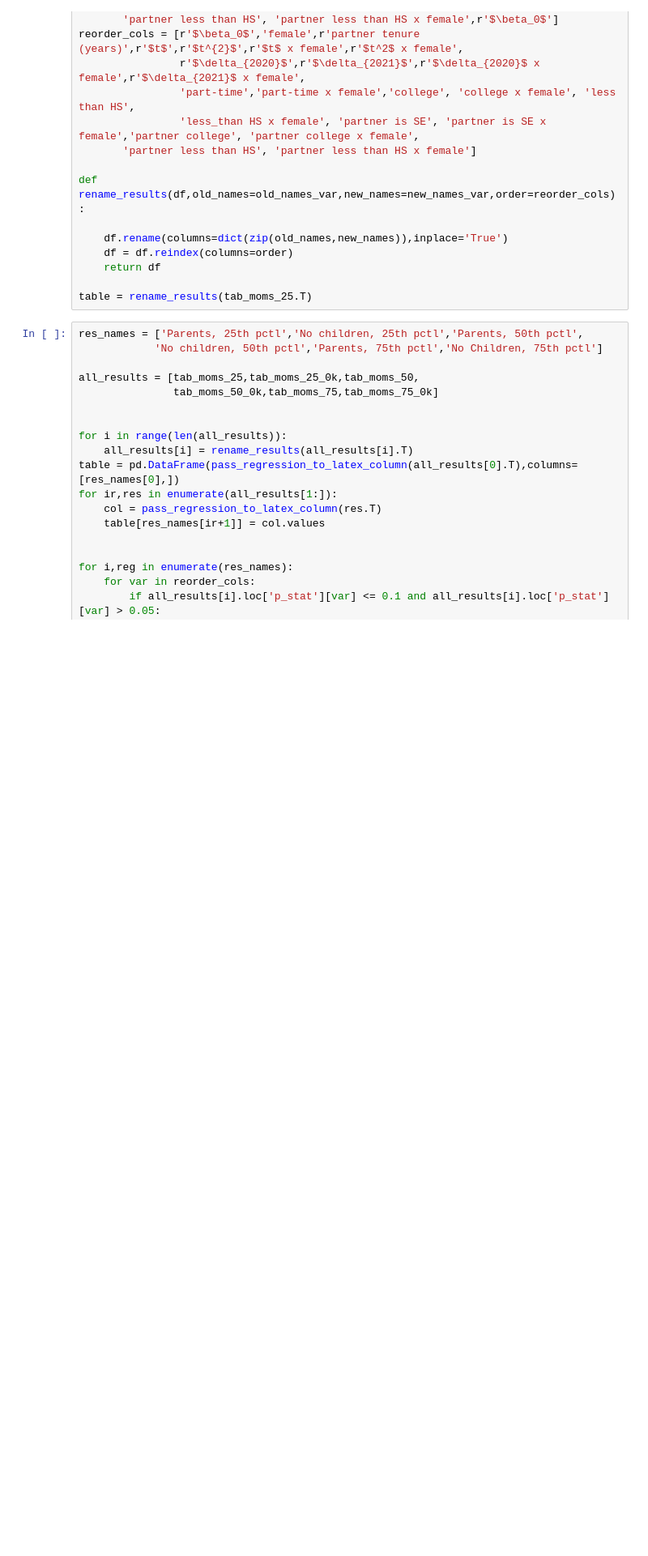
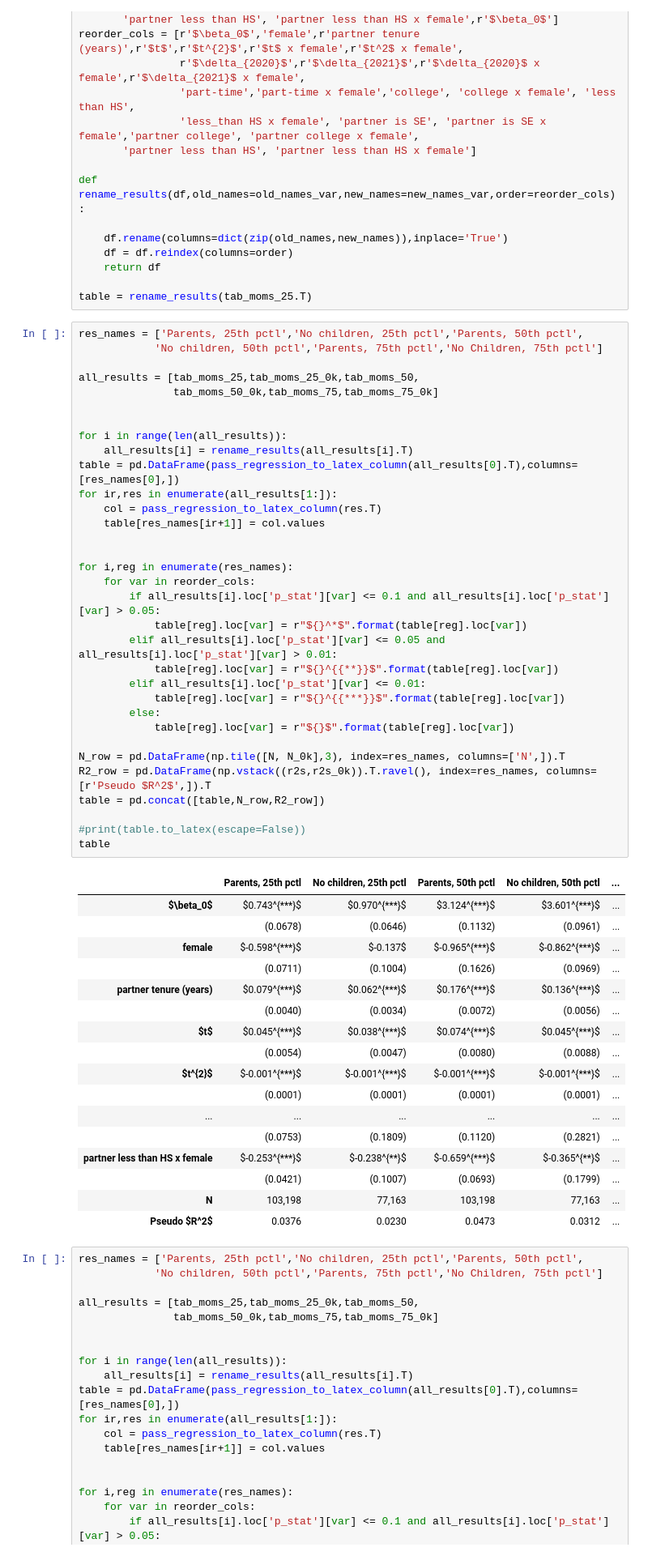
Before and after one commit to crisla/TenMoCoS, a Jupyter notebook: TablesQuantReg.ipynb, the cells around one changed output. Shown: that part at 81% size. Cells and saved outputs as stored; diff of their text form; blank space fills up the shorter version.

```diff
--- a/TablesQuantReg.ipynb
+++ b/TablesQuantReg.ipynb
@@ -353,6 +405,57 @@ def rename_results(df,old_names=old_names_var,new_names=new_names_var,order=reor
     return df
 
 table = rename_results(tab_moms_25.T)
+# %%
+res_names = ['Parents, 25th pctl','No children, 25th pctl','Parents, 50th pctl',
+            'No children, 50th pctl','Parents, 75th pctl','No Children, 75th pctl']
+
+all_results = [tab_moms_25,tab_moms_25_0k,tab_moms_50,
+               tab_moms_50_0k,tab_moms_75,tab_moms_75_0k]
+
+
+for i in range(len(all_results)):
+    all_results[i] = rename_results(all_results[i].T)
+table = pd.DataFrame(pass_regression_to_latex_column(all_results[0].T),columns=[res_names[0],])
+for ir,res in enumerate(all_results[1:]):
+    col = pass_regression_to_latex_column(res.T)
+    table[res_names[ir+1]] = col.values
+
+
+for i,reg in enumerate(res_names):
+    for var in reorder_cols:
+        if all_results[i].loc['p_stat'][var] <= 0.1 and all_results[i].loc['p_stat'][var] > 0.05:
+            table[reg].loc[var] = r"${}^*$".format(table[reg].loc[var])
+        elif all_results[i].loc['p_stat'][var] <= 0.05 and all_results[i].loc['p_stat'][var] > 0.01:
+            table[reg].loc[var] = r"${}^{{**}}$".format(table[reg].loc[var])
+        elif all_results[i].loc['p_stat'][var] <= 0.01:
+            table[reg].loc[var] = r"${}^{{***}}$".format(table[reg].loc[var])
+        else:
+            table[reg].loc[var] = r"${}$".format(table[reg].loc[var])
+
+N_row = pd.DataFrame(np.tile([N, N_0k],3), index=res_names, columns=['N',]).T
+R2_row = pd.DataFrame(np.vstack((r2s,r2s_0k)).T.ravel(), index=res_names, columns=[r'Pseudo $R^2$',]).T
+table = pd.concat([table,N_row,R2_row])
+
+#print(table.to_latex(escape=False))
+table
+# %% [output]
+|  | Parents, 25th pctl | No children, 25th pctl | Parents, 50th pctl | No children, 50th pctl | ... |
+| $\beta_0$ | $0.743^{***}$ | $0.970^{***}$ | $3.124^{***}$ | $3.601^{***}$ | ... |
+|  | (0.0678) | (0.0646) | (0.1132) | (0.0961) | ... |
+| female | $-0.598^{***}$ | $-0.137$ | $-0.965^{***}$ | $-0.862^{***}$ | ... |
+|  | (0.0711) | (0.1004) | (0.1626) | (0.0969) | ... |
+| partner tenure (years) | $0.079^{***}$ | $0.062^{***}$ | $0.176^{***}$ | $0.136^{***}$ | ... |
+|  | (0.0040) | (0.0034) | (0.0072) | (0.0056) | ... |
+| $t$ | $0.045^{***}$ | $0.038^{***}$ | $0.074^{***}$ | $0.045^{***}$ | ... |
+|  | (0.0054) | (0.0047) | (0.0080) | (0.0088) | ... |
+| $t^{2}$ | $-0.001^{***}$ | $-0.001^{***}$ | $-0.001^{***}$ | $-0.001^{***}$ | ... |
+|  | (0.0001) | (0.0001) | (0.0001) | (0.0001) | ... |
+| ... | ... | ... | ... | ... | ... |
+|  | (0.0753) | (0.1809) | (0.1120) | (0.2821) | ... |
+| partner less than HS x female | $-0.253^{***}$ | $-0.238^{**}$ | $-0.659^{***}$ | $-0.365^{**}$ | ... |
+|  | (0.0421) | (0.1007) | (0.0693) | (0.1799) | ... |
+| N | 103,198 | 77,163 | 103,198 | 77,163 | ... |
+| Pseudo $R^2$ | 0.0376 | 0.0230 | 0.0473 | 0.0312 | ... |
 # %%
 res_names = ['Parents, 25th pctl','No children, 25th pctl','Parents, 50th pctl',
             'No children, 50th pctl','Parents, 75th pctl','No Children, 75th pctl']
```
Also changed, not shown: parts of 3 cells of this notebook, 18 other files.
